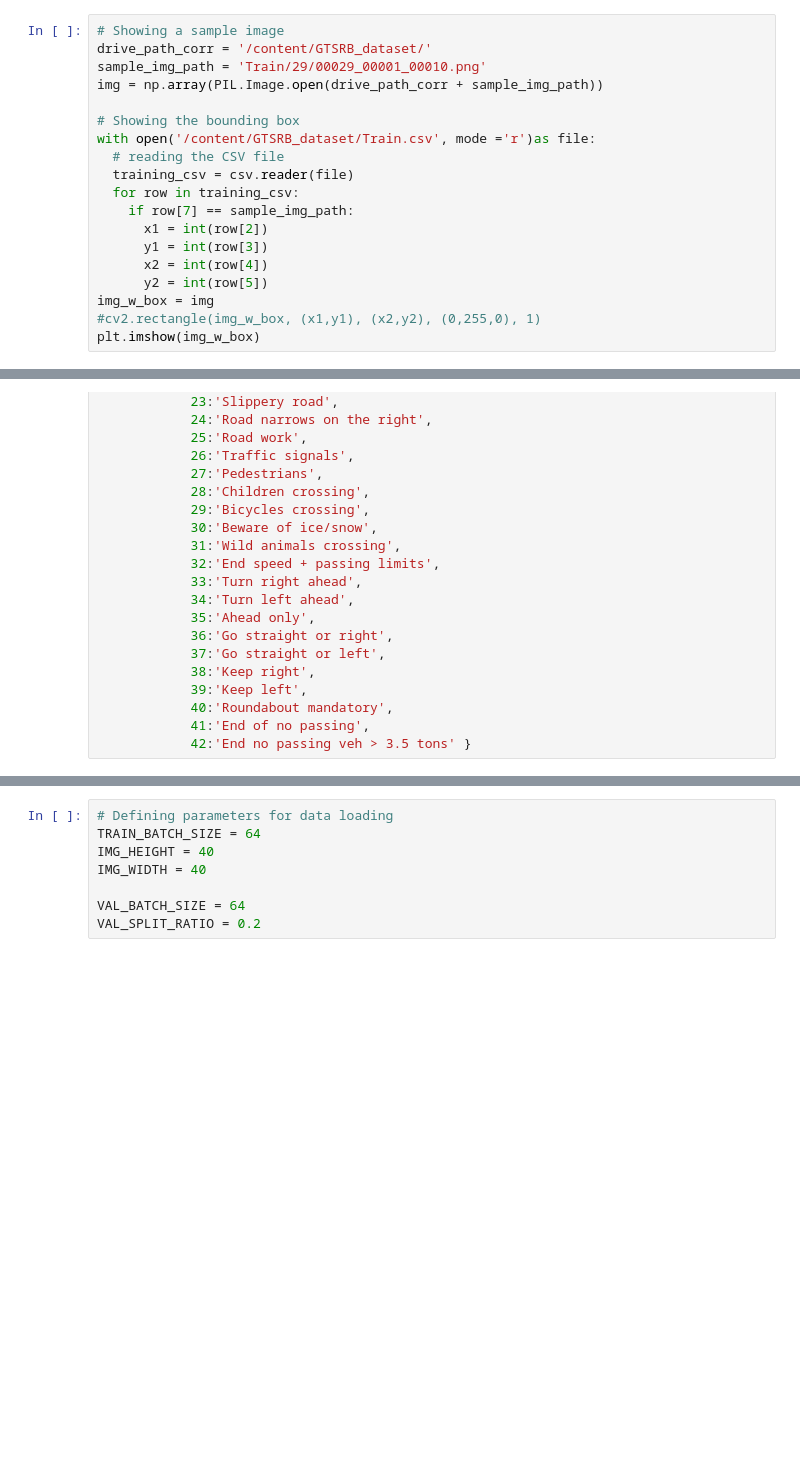
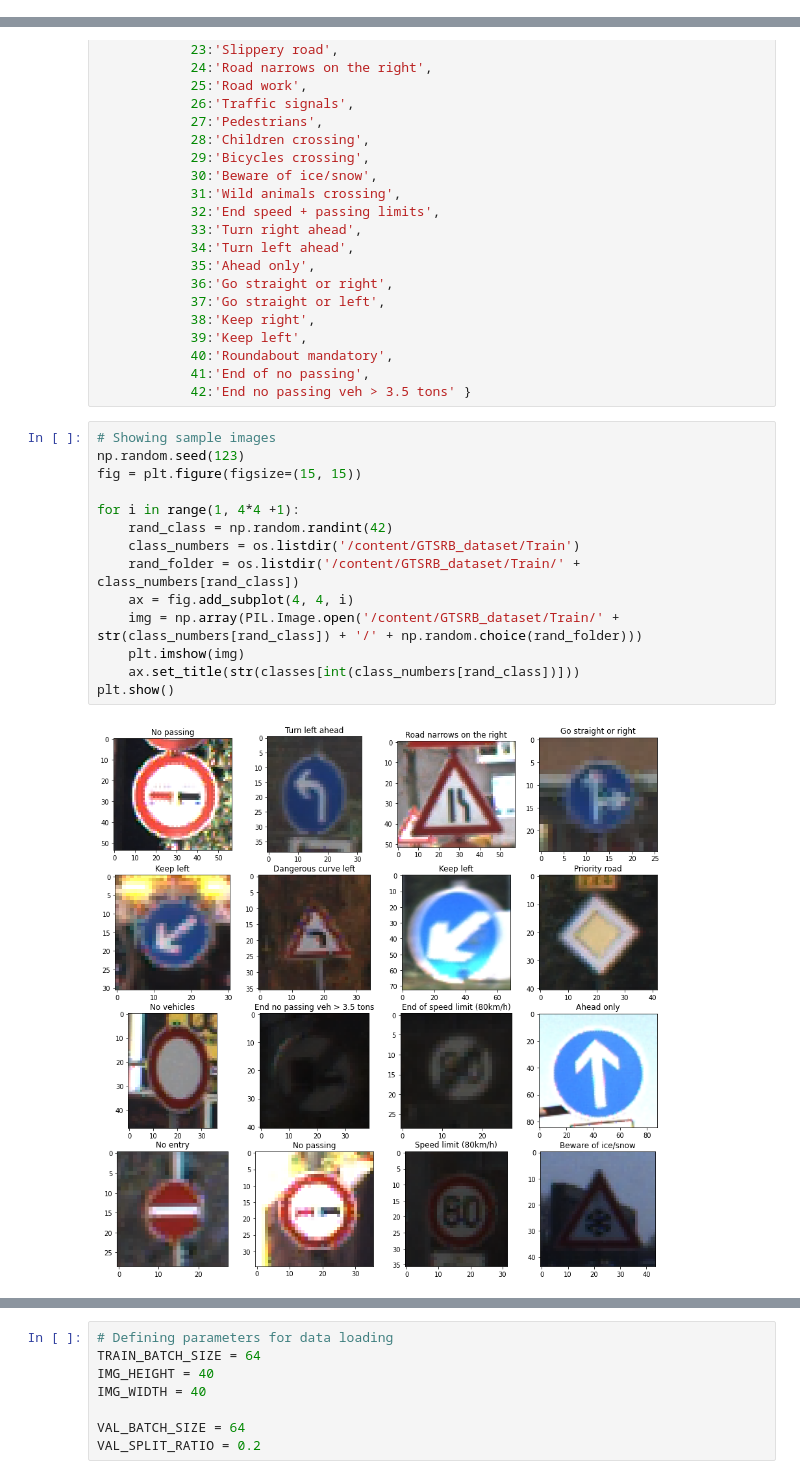
Before and after one commit to Kurtiadam/GTSRB, a Jupyter notebook: GTSRB.ipynb, the cells around one changed output, grey strips where cells are left out. Drawn from its saved outputs; the diff is of its cells as text; blank space fills up the shorter version.

```diff
--- a/GTSRB.ipynb
+++ b/GTSRB.ipynb
@@ -50,22 +50,3 @@ with ZipFile("GTSRB_dataset.zip", 'r') as zip:
 # %% [output]
 Extracting all the files now...
 Extraction done!
-# %%
-# Showing a sample image
-drive_path_corr = '/content/GTSRB_dataset/'
-sample_img_path = 'Train/29/00029_00001_00010.png'
-img = np.array(PIL.Image.open(drive_path_corr + sample_img_path))
-
-# Showing the bounding box
-with open('/content/GTSRB_dataset/Train.csv', mode ='r')as file:
-  # reading the CSV file
-  training_csv = csv.reader(file)
-  for row in training_csv:
-    if row[7] == sample_img_path:
-      x1 = int(row[2])
-      y1 = int(row[3])
-      x2 = int(row[4])
-      y2 = int(row[5])
-img_w_box = img
-#cv2.rectangle(img_w_box, (x1,y1), (x2,y2), (0,255,0), 1)
-plt.imshow(img_w_box)
@@ -117,6 +95,22 @@ classes = { 0:'Speed limit (20km/h)',
             40:'Roundabout mandatory',
             41:'End of no passing',
             42:'End no passing veh > 3.5 tons' }
+# %%
+# Showing sample images
+np.random.seed(123)
+fig = plt.figure(figsize=(15, 15))
+
+for i in range(1, 4*4 +1):
+    rand_class = np.random.randint(42)
+    class_numbers = os.listdir('/content/GTSRB_dataset/Train')
+    rand_folder = os.listdir('/content/GTSRB_dataset/Train/' + class_numbers[rand_class])
+    ax = fig.add_subplot(4, 4, i)
+    img = np.array(PIL.Image.open('/content/GTSRB_dataset/Train/' + str(class_numbers[rand_class]) + '/' + np.random.choice(rand_folder)))
+    plt.imshow(img)
+    ax.set_title(str(classes[int(class_numbers[rand_class])]))
+plt.show()
+# %% [output]
+[figure, new version]
 # %%
 # Showing the distribution of the different classes
 TRAIN_SET_PATH = '/content/GTSRB_dataset/Train'
```
Also changed, not shown: parts of 9 cells of this notebook.
